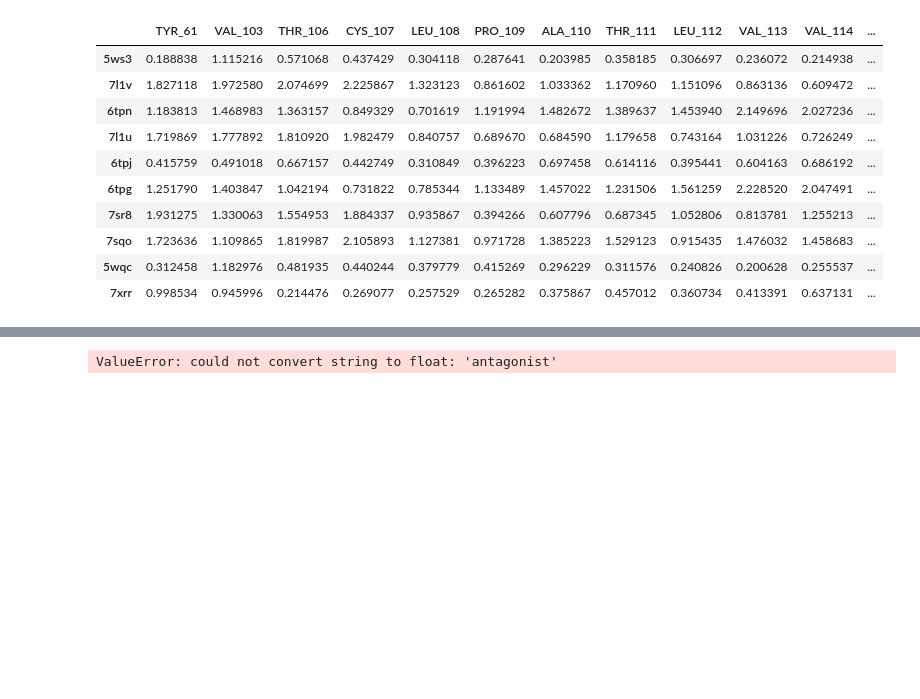
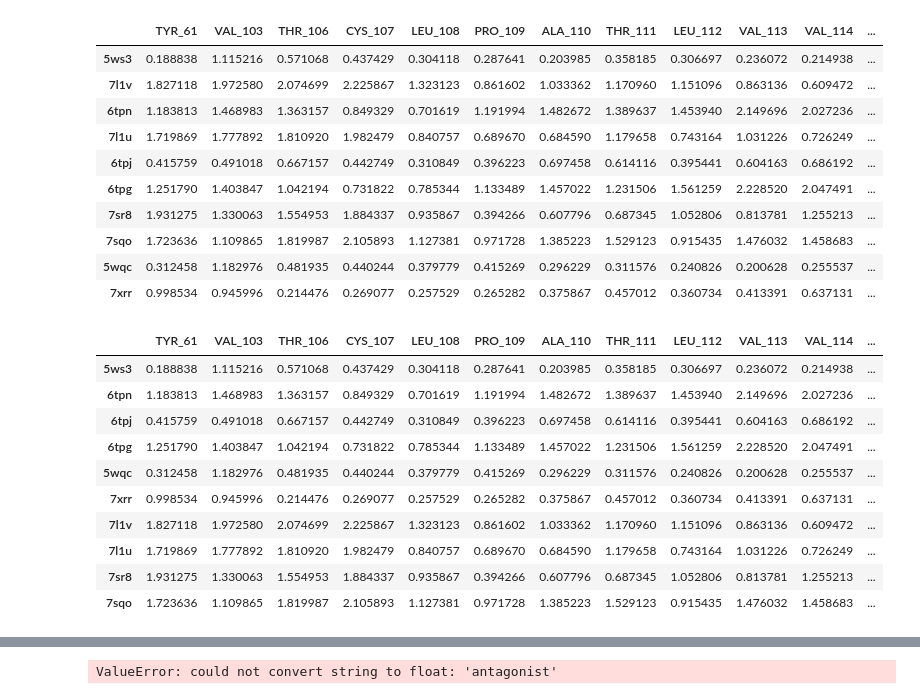
Before and after one commit to toadlover/ginsparg_thymelab_thesis, a Jupyter notebook: jupyter_notebooks/figure_making/distance_of_residues_among_hcrtr2_systems_compared_to_4s0v.ipynb, the cells around one changed output, grey strips where cells are left out. Cells and saved outputs as stored; diff of their text form; code cells hidden in the pictures; blank space fills up the shorter version.

```diff
--- a/jupyter_notebooks/figure_making/distance_of_residues_among_hcrtr2_systems_compared_to_4s0v.ipynb
+++ b/jupyter_notebooks/figure_making/distance_of_residues_among_hcrtr2_systems_compared_to_4s0v.ipynb
@@ -38,3 +38,16 @@ df["Group"] = ["antagonist" if row in antagonists else "agonist" for row in df.i
 # %%
 # Sort by group
 df_sorted = df.sort_values(by="Group")
+df_sorted
+# %% [output]
+|  | TYR_61 | VAL_103 | THR_106 | CYS_107 | LEU_108 | PRO_109 | ALA_110 | THR_111 | LEU_112 | VAL_113 | VAL_114 | ... |
+| 5ws3 | 0.188838 | 1.115216 | 0.571068 | 0.437429 | 0.304118 | 0.287641 | 0.203985 | 0.358185 | 0.306697 | 0.236072 | 0.214938 | ... |
+| 6tpn | 1.183813 | 1.468983 | 1.363157 | 0.849329 | 0.701619 | 1.191994 | 1.482672 | 1.389637 | 1.453940 | 2.149696 | 2.027236 | ... |
+| 6tpj | 0.415759 | 0.491018 | 0.667157 | 0.442749 | 0.310849 | 0.396223 | 0.697458 | 0.614116 | 0.395441 | 0.604163 | 0.686192 | ... |
+| 6tpg | 1.251790 | 1.403847 | 1.042194 | 0.731822 | 0.785344 | 1.133489 | 1.457022 | 1.231506 | 1.561259 | 2.228520 | 2.047491 | ... |
+| 5wqc | 0.312458 | 1.182976 | 0.481935 | 0.440244 | 0.379779 | 0.415269 | 0.296229 | 0.311576 | 0.240826 | 0.200628 | 0.255537 | ... |
+| 7xrr | 0.998534 | 0.945996 | 0.214476 | 0.269077 | 0.257529 | 0.265282 | 0.375867 | 0.457012 | 0.360734 | 0.413391 | 0.637131 | ... |
+| 7l1v | 1.827118 | 1.972580 | 2.074699 | 2.225867 | 1.323123 | 0.861602 | 1.033362 | 1.170960 | 1.151096 | 0.863136 | 0.609472 | ... |
+| 7l1u | 1.719869 | 1.777892 | 1.810920 | 1.982479 | 0.840757 | 0.689670 | 0.684590 | 1.179658 | 0.743164 | 1.031226 | 0.726249 | ... |
+| 7sr8 | 1.931275 | 1.330063 | 1.554953 | 1.884337 | 0.935867 | 0.394266 | 0.607796 | 0.687345 | 1.052806 | 0.813781 | 1.255213 | ... |
+| 7sqo | 1.723636 | 1.109865 | 1.819987 | 2.105893 | 1.127381 | 0.971728 | 1.385223 | 1.529123 | 0.915435 | 1.476032 | 1.458683 | ... |
```
Also changed, not shown: parts of 3 cells of this notebook, 7 other files.
